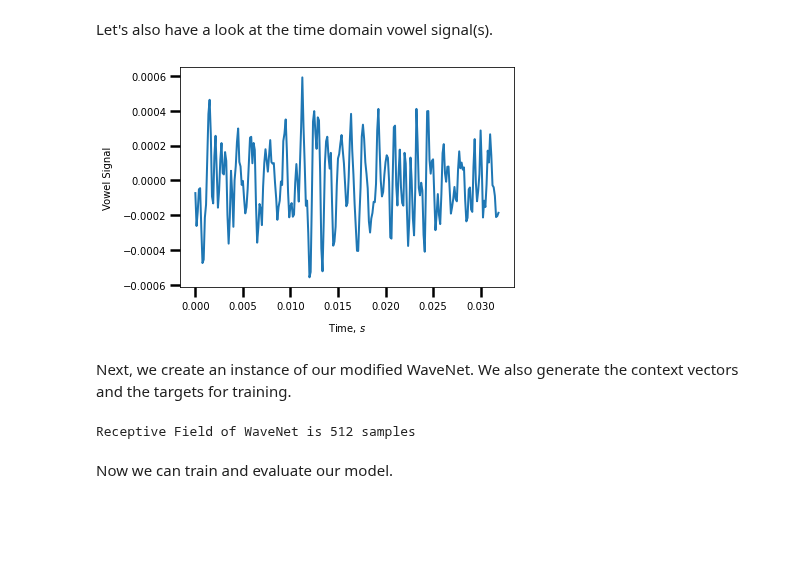
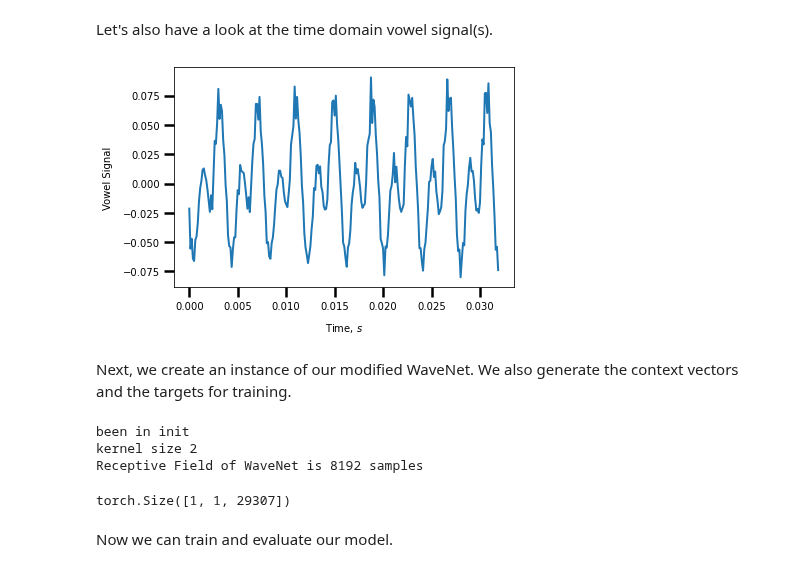
Before and after one commit to FelixSto/NSP_Assignments, a Jupyter notebook: notebooks/assignments/3-3-vowel-synthesis.ipynb, the cells around one changed output. Cells and saved outputs as stored; diff of their text form; code cells hidden in the pictures; blank space fills up the shorter version.

```diff
--- a/notebooks/assignments/3-3-vowel-synthesis.ipynb
+++ b/notebooks/assignments/3-3-vowel-synthesis.ipynb
@@ -64,11 +64,11 @@ data = torch.stack([seq[:,:min_len] for seq in data])
 print(f'Sequence length is {data.shape[-1]} samples ({data.shape[-1] / sample_rate:.2f}s)')
 ipd.Audio(data[0].squeeze().numpy(), rate=sample_rate)
 # %%
-files = ['../../data/audio/vowels/vowels-a-sophie.wav',
-         '../../data/audio/vowels/vowels-e-sophie.wav',
-         '../../data/audio/vowels/vowels-i-sophie.wav',
-         '../../data/audio/vowels/vowels-o-sophie.wav',
-         '../../data/audio/vowels/vowels-u-sophie.wav']
+files = [#'../../data/audio/vowels/vowels-a-sophie.wav',]
+         '../../data/audio/vowels/vowels-e-sophie.wav',]
+         #'../../data/audio/vowels/vowels-i-sophie.wav',
+         #'../../data/audio/vowels/vowels-o-sophie.wav',
+         #'../../data/audio/vowels/vowels-u-sophie.wav']
 
 # prepare data
 sample_rate = 8000
@@ -77,8 +77,9 @@ min_len = None
 data = []
 for file in files:
     vowel, orig_sample_rate = torchaudio.load(file)
+    vowel_crop = vowel[:,5000::]
     resampler = torchaudio.transforms.Resample(orig_freq=orig_sample_rate, new_freq=sample_rate)
-    vowel = resampler(vowel)
+    vowel = resampler(vowel_crop)
     min_len = vowel.shape[-1] if min_len is None or vowel.shape[-1] < min_len else min_len
     data.append(vowel)
 print(vowel.shape)
@@ -96,29 +97,34 @@ Let's also have a look at the time domain vowel signal(s).
 # %%
 %matplotlib inline
 
 plt.figure()
-plt.plot(torch.arange(256) / sample_rate, data[0].squeeze()[256*0:256])
+i = 0
+plt.plot(torch.arange(256) / sample_rate, data[0].squeeze()[256*i:256*(i+1)])
 plt.xlabel('Time, $s$')
 plt.ylabel('Vowel Signal')
 plt.tight_layout()
 # %% [output]
-[figure, old version]
+[figure, new version]
 # %% [markdown]
 Next, we create an instance of our modified WaveNet. We also generate the context vectors and the targets for training.
 # %%
 # we assume all vowels are different, i.e. each waveform has its own context
-# context_size = data.shape[0]
-# context = F.one_hot(torch.arange(0, context_size)).float()
+#context_size = data.shape[0]
+#context = F.one_hot(torch.arange(0, context_size)).float()
 
 # create the wavenet
-wavenet = WaveNetDeterministic(blocks_per_cell=8, num_cells=1, num_kernels=20)
+wavenet = WaveNetDeterministic(blocks_per_cell=12, num_cells=1, num_kernels=32)
 # wavenet = ConditionalWaveNetDeterministic(blocks_per_cell=8, num_cells=1, num_kernels=20, context_size=context_size)
 print(f'Receptive Field of WaveNet is {wavenet.receptive_field} samples')
 
 # create target tensor
 targets = data[:, :, wavenet.receptive_field + 1:]
+targets.shape
 # %% [output]
-Receptive Field of WaveNet is 512 samples
+been in init
+kernel size 2
+Receptive Field of WaveNet is 8192 samples
+torch.Size([1, 1, 29307])
 # %% [markdown]
 Now we can train and evaluate our model.
 # %%
```
Also changed, not shown: parts of 5 cells of this notebook, 2 other files.
